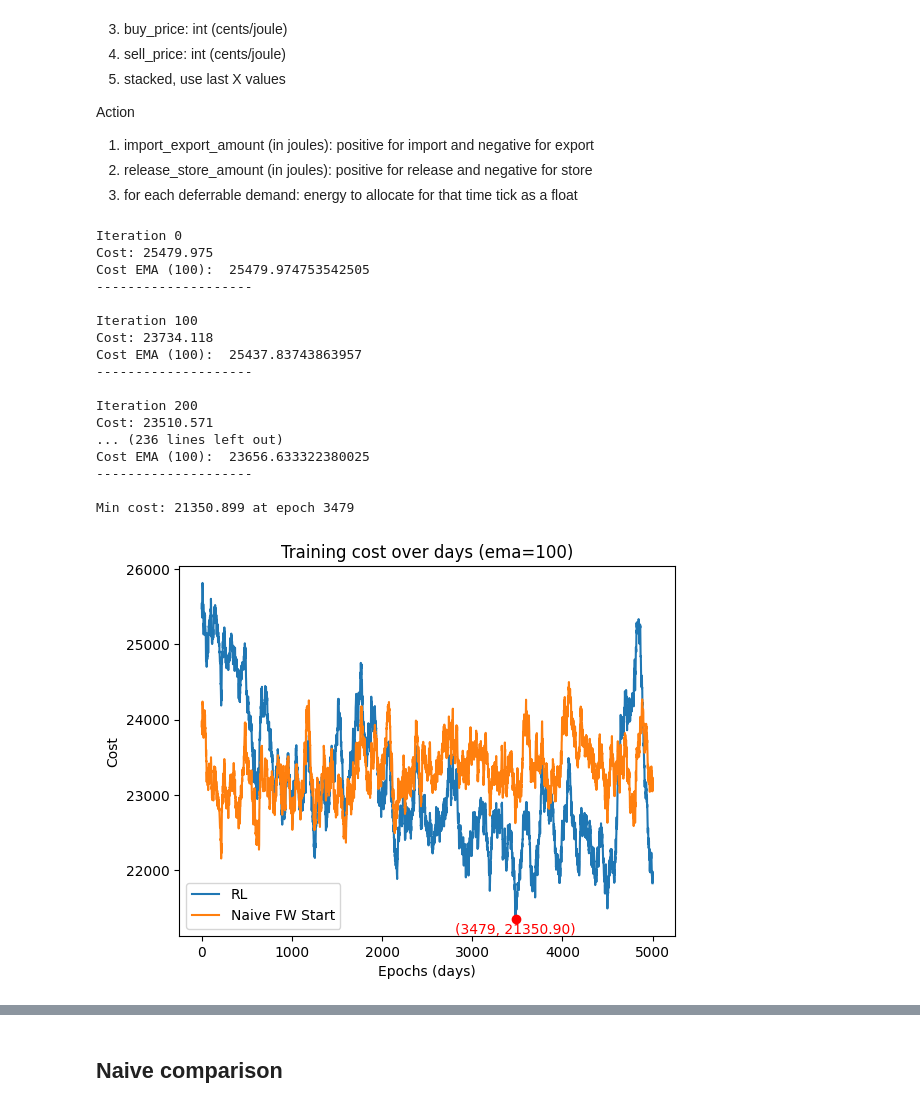
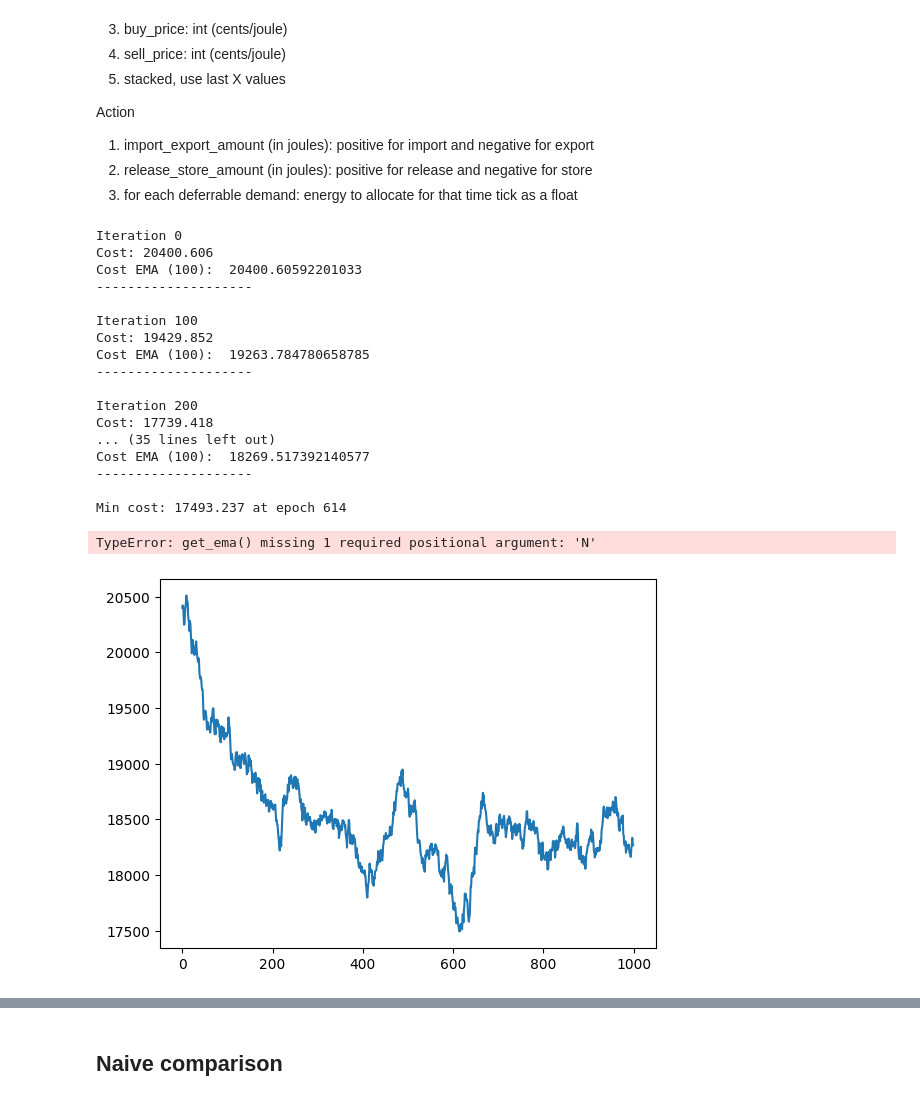
Before and after one commit to vishesh32/QuintupleE, a Jupyter notebook: server/optimisation/rl.ipynb, the cells around one changed output, grey strips where cells are left out. Drawn from its saved outputs; the diff is of its cells as text; code cells hidden in the pictures.

Commit message:
testing trend prediction

```diff
--- a/server/optimisation/rl.ipynb
+++ b/server/optimisation/rl.ipynb
@@ -36,9 +36,9 @@ import torch
 from torch import nn, optim
 import matplotlib.pyplot as plt
 
-from naive import simulate_day_naive
+from naive import simulate_day_naive, trend_prediction
 from algorithm import cur_tick_to_vect, future_ticks_to_vect, history_ticks_to_vect, compute_loss, compute_returns, environment_step, load_policy_network_checkpoint
-from algorithm import ALLOCATION_MULTIPLIER, ALLOCATION_ABSOLUTE, STACKED_NUM, STATE_SIZE, ACTION_SIZE, TICK_LENGTH, RELEASE_STORE_MULTIPLIER, FUTURE_TICKS, IMPORT_EXPORT_MULTIPLIER
+from algorithm import ALLOCATION_MULTIPLIER, ALLOCATION_ABSOLUTE, STACKED_NUM, STATE_SIZE, ACTION_SIZE, TICK_LENGTH, RELEASE_STORE_MULTIPLIER, FUTURE_TICKS, IMPORT_EXPORT_MULTIPLIER, USE_TREND_FOR_ALLOCATION
 from train_test_utils import plot_test_results
 
 from copy import deepcopy
@@ -116,10 +116,16 @@ def simulate_day(day, ticks, history_ticks, runs_per_trajectory, print_info=Fals
     for i in range(runs_per_trajectory):
         log_probs, rewards, costs, penalties, states = run_simulation(ticks, history_ticks, day, print_info=print_info)
         trajectories.append((sum(rewards), sum(costs), sum(penalties)))
-        rewards = torch.tensor(rewards)
-        rewards = rewards * REWARD_SCALING_FACTOR
+        # rewards = torch.tensor(rewards)
+        baseline_costs = trend_prediction(day, ticks)
 
-        returns = compute_returns(rewards)
+        rewards_scaled = [r * REWARD_SCALING_FACTOR for r in rewards]
+        baseline_rewards_scaled = [-c * REWARD_SCALING_FACTOR for c in baseline_costs]
+
+        # print(rewards_scaled)
+        # print(baseline_rewards_scaled)
+
+        returns = compute_returns(rewards_scaled, baseline_rewards_scaled)
         total_loss += compute_loss(log_probs, returns)
 
 
@@ -143,7 +149,7 @@ def train(naive_params, policy_network, num_epochs, runs_per_trajectory, filenam
 
     results = []
     naive_costs = []
-
+    trend_costs = []
     for i in range(num_epochs):
         day, ticks = getTicksForDay(i)
 
@@ -157,6 +163,7 @@ def train(naive_params, policy_network, num_epochs, runs_per_trajectory, filenam
         emas = get_ema([r["cost"] for r in results], 100)
 
         naive_costs.append(simulate_day_naive(day, ticks, satisfy_end=naive_params["satisfy_end"], use_flywheel=naive_params["use_flywheel"], export_extra=not naive_params["use_flywheel"]))
+        trend_costs.append(trend_prediction(day, ticks))
 
         if last_checkpoint != None and emas[-1] < min_cost:
             min_cost = emas[-1]
@@ -174,50 +181,49 @@ def train(naive_params, policy_network, num_epochs, runs_per_trajectory, filenam
             # print("Reward", round(r["reward"], 3))
             # print("Reward EMA (100): ", get_ema([r["reward"] for r in results], 100)[-1])
             # print(f"Time taken: {round(cur_time - start_time, 2)}s")
             print('-' * 20)
             print()
 
-    return results, naive_costs
+    return results, naive_costs, trend_costs
 
 
 RUNS_PER_TRAJECTORY = 50
-NUM_EPOCHS = 10000
+NUM_EPOCHS = 1000
 
-# Try r50, e10000
-# try r50, e5000, rm10
-# try r50, e5000, rm10, make release absolute (?)
+
 
 num_files = get_num_files()
-basename = f"{num_files}_e{NUM_EPOCHS}_r{RUNS_PER_TRAJECTORY}_am{ALLOCATION_MULTIPLIER}_rm{RELEASE_STORE_MULTIPLIER}_im{IMPORT_EXPORT_MULTIPLIER}_sta{STACKED_NUM}_abs{ALLOCATION_ABSOLUTE}"
+basename = f"{num_files}_e{NUM_EPOCHS}_r{RUNS_PER_TRAJECTORY}_am{ALLOCATION_MULTIPLIER}_rm{RELEASE_STORE_MULTIPLIER}_im{IMPORT_EXPORT_MULTIPLIER}_sta{STACKED_NUM}_abs{ALLOCATION_ABSOLUTE}_tre{USE_TREND_FOR_ALLOCATION}"
 
 filename = f"checkpoints/{basename}.pth"
 naive_params = {"use_flywheel": True, "satisfy_end": False}
 
 policy_network = PolicyNetwork(state_size=STATE_SIZE, action_size=ACTION_SIZE, training=True)
-results, naive_costs = train(naive_params, policy_network, NUM_EPOCHS, RUNS_PER_TRAJECTORY, filename)
+results, naive_costs, trend_costs = train(naive_params, policy_network, NUM_EPOCHS, RUNS_PER_TRAJECTORY, filename)
 # policy_network = load_policy_network_checkpoint(filename)
 
 # Plotting
-plot_test_results(results, naive_costs, naive_params, basename)
+plot_test_results(results, naive_costs, trend_costs, naive_params, basename)
 # %% [output]
 Iteration 0
-Cost: 25479.975
-Cost EMA (100):  25479.974753542505
+Cost: 20400.606
+Cost EMA (100):  20400.60592201033
 --------------------
 
 Iteration 100
-Cost: 23734.118
-Cost EMA (100):  25437.83743863957
+Cost: 19429.852
+Cost EMA (100):  19263.784780658785
 --------------------
 
 Iteration 200
-Cost: 23510.571
-... (236 lines left out)
-Cost EMA (100):  23656.633322380025
+Cost: 17739.418
+... (35 lines left out)
+Cost EMA (100):  18269.517392140577
 --------------------
 
-Min cost: 21350.899 at epoch 3479
+Min cost: 17493.237 at epoch 614
+TypeError: get_ema() missing 1 required positional argument: 'N'
-[figure, old version]
+[figure, new version]
 # %%
 # table_md = costs_to_table_md([
 #     ("RL", rl_costs),
```
Also changed, not shown: parts of 2 cells of this notebook, 8 other files.
